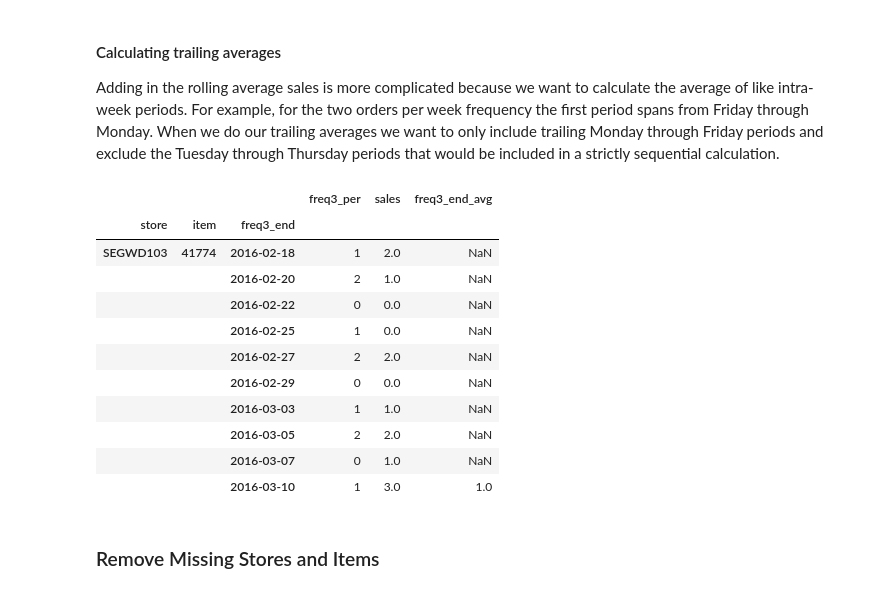
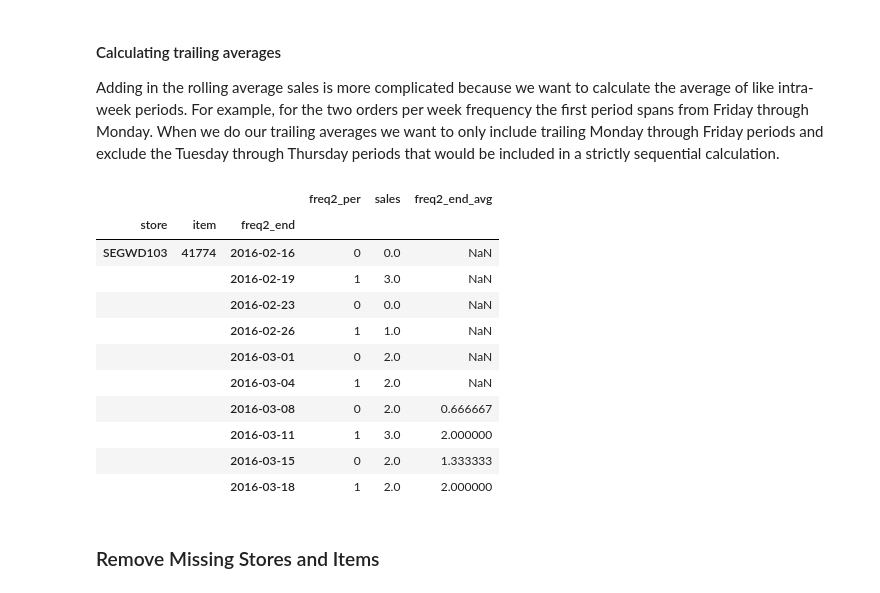
Before and after one commit to CalebEverett/store_model, a Jupyter notebook: store_model_2.ipynb, the cells around one changed output. Saved outputs shown, nothing was run; the diff lists cells and outputs as text; code cells hidden in the pictures.

```diff
--- a/store_model_2.ipynb
+++ b/store_model_2.ipynb
@@ -261,21 +261,21 @@ def calc_trailing(orders_per_week):
 
     return df_final.groupby(g).sum()
 # %%
-df_final = calc_trailing(3)
+df_final = calc_trailing(2)
 df_final.head(10)
 # %% [output]
-|  |  |  | freq3_per | sales | freq3_end_avg |
-| store | item | freq3_end |  |  |  |
-| SEGWD103 | 41774 | 2016-02-18 | 1 | 2.0 | NaN |
-|  |  | 2016-02-20 | 2 | 1.0 | NaN |
-|  |  | 2016-02-22 | 0 | 0.0 | NaN |
-|  |  | 2016-02-25 | 1 | 0.0 | NaN |
-|  |  | 2016-02-27 | 2 | 2.0 | NaN |
-|  |  | 2016-02-29 | 0 | 0.0 | NaN |
-|  |  | 2016-03-03 | 1 | 1.0 | NaN |
-|  |  | 2016-03-05 | 2 | 2.0 | NaN |
-|  |  | 2016-03-07 | 0 | 1.0 | NaN |
-|  |  | 2016-03-10 | 1 | 3.0 | 1.0 |
+|  |  |  | freq2_per | sales | freq2_end_avg |
+| store | item | freq2_end |  |  |  |
+| SEGWD103 | 41774 | 2016-02-16 | 0 | 0.0 | NaN |
+|  |  | 2016-02-19 | 1 | 3.0 | NaN |
+|  |  | 2016-02-23 | 0 | 0.0 | NaN |
+|  |  | 2016-02-26 | 1 | 1.0 | NaN |
+|  |  | 2016-03-01 | 0 | 2.0 | NaN |
+|  |  | 2016-03-04 | 1 | 2.0 | NaN |
+|  |  | 2016-03-08 | 0 | 2.0 | 0.666667 |
+|  |  | 2016-03-11 | 1 | 3.0 | 2.000000 |
+|  |  | 2016-03-15 | 0 | 2.0 | 1.333333 |
+|  |  | 2016-03-18 | 1 | 2.0 | 2.000000 |
 # %% [markdown]
 ### Remove Missing Stores and Items
 # %% [raw]
```
Also changed, not shown: parts of 9 cells of this notebook.
